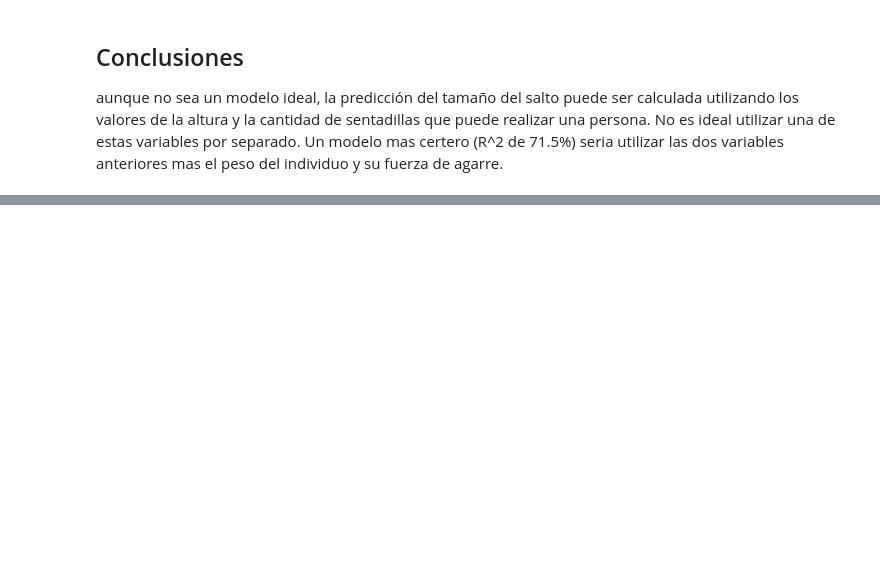
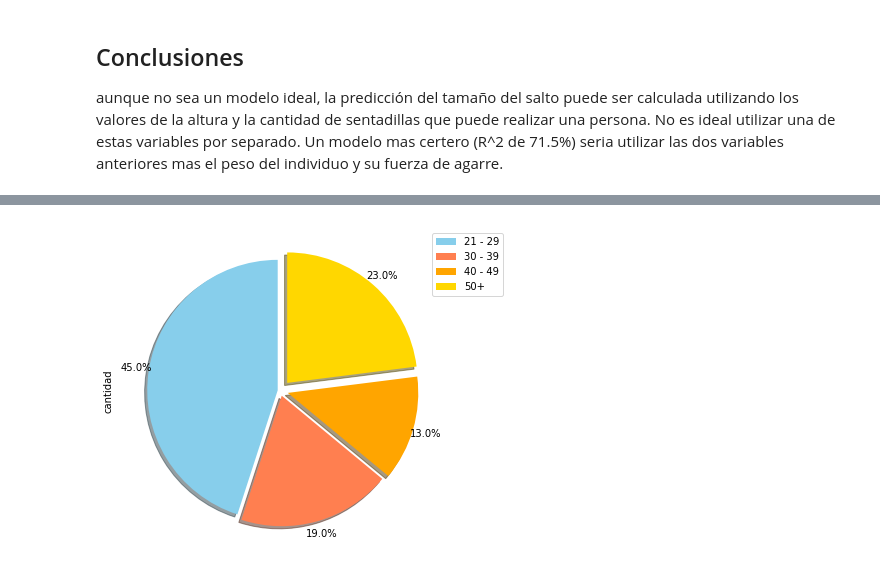
Before and after one commit to AlbertoAbraham/Visualizacion-de-datos, a Jupyter notebook: examen visualizacion de datos.ipynb, the cells around one changed output, grey strips where cells are left out. Cells and saved outputs as stored; diff of their text form; code cells hidden in the pictures; blank space fills up the shorter version.

```diff
--- a/examen visualizacion de datos.ipynb
+++ b/examen visualizacion de datos.ipynb
@@ -486,0 +459,41 @@ aunque no sea un modelo ideal, la predicción del tamaño del salto puede ser ca
+# %%
+G20 = 0
+G30 = 0
+G40 = 0
+G50 = 0
+ab = df['age']
+for i in range(300):
+    if ab[i] > 20 and ab[i] <= 29:
+        G20 = G20 + 1
+    elif ab[i] > 29 and ab[i] <= 39:
+        G30 = G30 + 1
+    elif ab[i] > 39 and ab[i] <= 49:
+        G40 = G40 + 1
+    elif ab[i] > 49:
+        G50 = G50 + 1
+
+
+Edades = ['21 - 29', '30 - 39', '40 - 49', '50+']
+cantidad = [G20, G30, G40, G50]
+df2 = pd.DataFrame()
+df2['edades'] = Edades
+df2['cantidad'] = cantidad
+
+explode_list = [0.02,0.04,0.06,0.08]
+color_list = ['skyblue', 'coral', 'orange', 'gold']
+df2['cantidad'].plot(kind = 'pie',
+                     figsize = (15,6),
+                     startangle = 90,
+                     shadow = True,
+                     labels = None,
+                     autopct = '%1.1f%%',
+                     pctdistance = 1.1,
+                     explode = explode_list,
+                     colors = color_list,
+                    )
+plt.legend(labels = df2.edades,
+           bbox_to_anchor = (0.95,1.0)
+          )
+plt.show()
+# %% [output]
+[figure, added]
```
Also changed, not shown: parts of 17 cells of this notebook.
